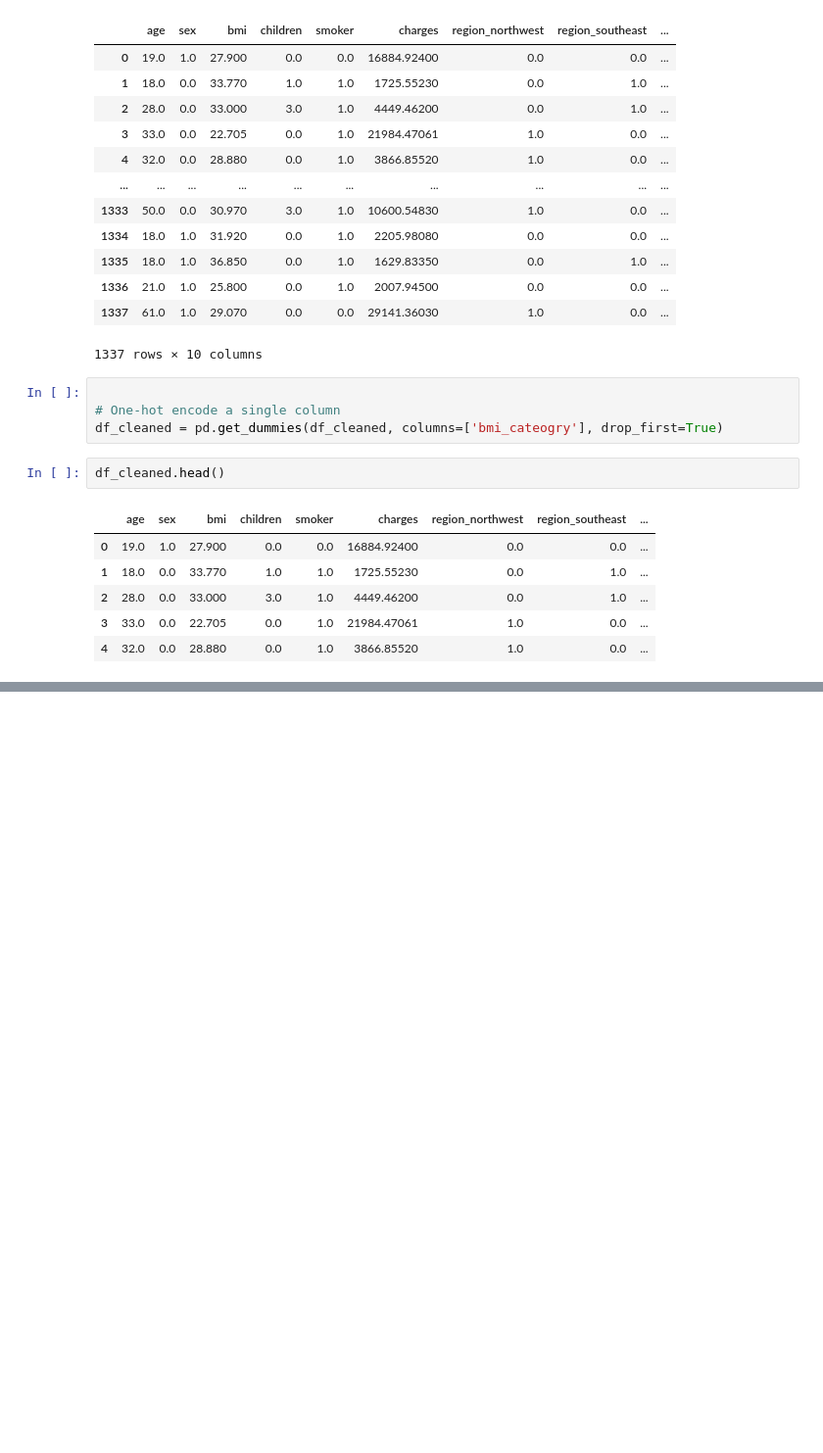
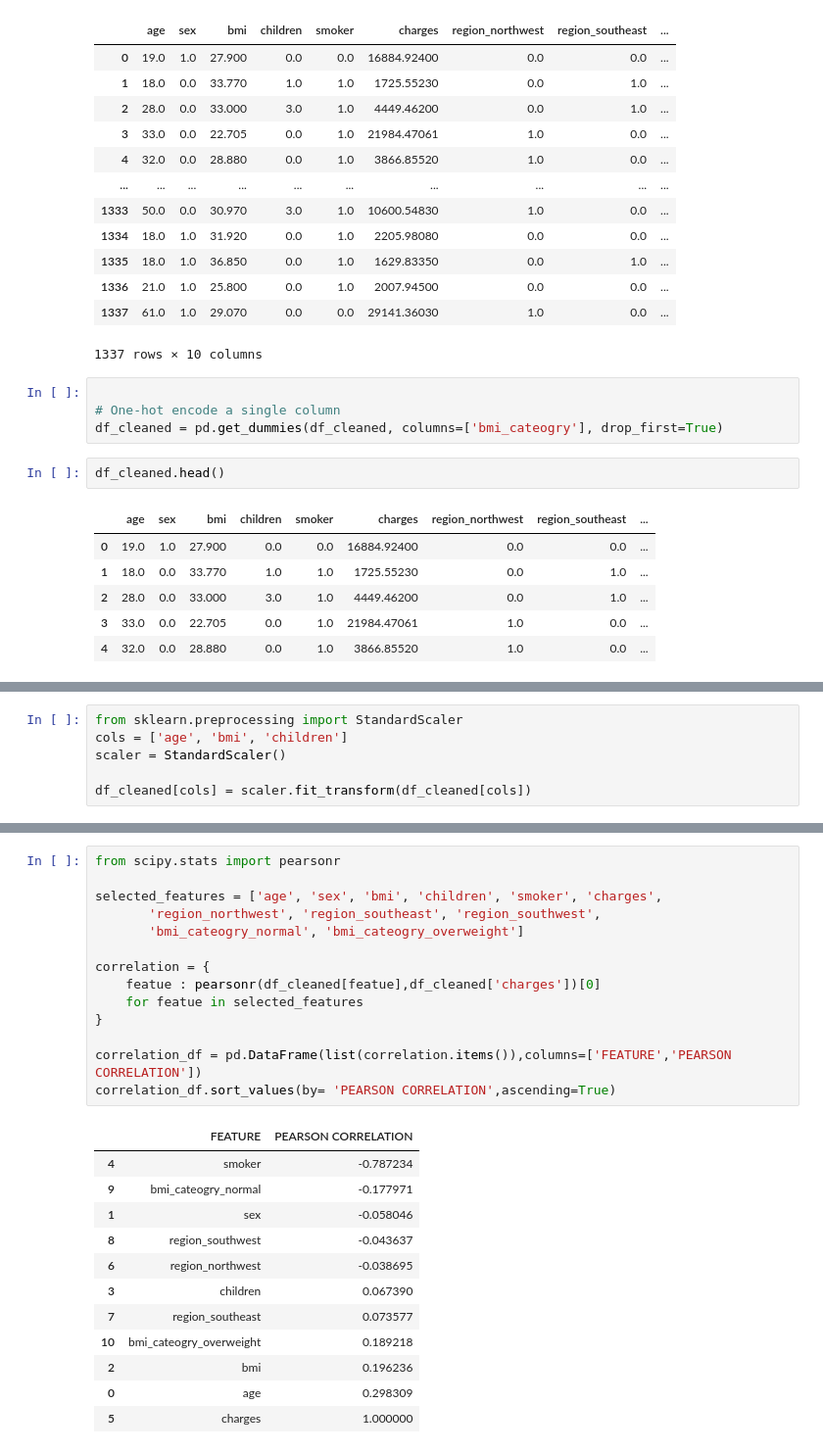
Before and after one commit to Aayushraj17/KBC, a Jupyter notebook: MACHINE LEARNING/new machine learninng/mlpart.ipynb, the cells around one changed output, grey strips where cells are left out. Shown at 98% size. Drawn from its saved outputs; the diff is of its cells as text; blank space fills up the shorter version.

Commit message:
this is the relation bw selected fetures and corleation

```diff
--- a/MACHINE LEARNING/new machine learninng/mlpart.ipynb
+++ b/MACHINE LEARNING/new machine learninng/mlpart.ipynb
@@ -284,0 +285,6 @@ df_cleaned
+# %%
+from sklearn.preprocessing import StandardScaler
+cols = ['age', 'bmi', 'children']
+scaler = StandardScaler()
+
+df_cleaned[cols] = scaler.fit_transform(df_cleaned[cols])
@@ -284,0 +300,27 @@ df_cleaned
+# %%
+from scipy.stats import pearsonr
+
+selected_features = ['age', 'sex', 'bmi', 'children', 'smoker', 'charges',
+       'region_northwest', 'region_southeast', 'region_southwest',
+       'bmi_cateogry_normal', 'bmi_cateogry_overweight']
+
+correlation = {
+    featue : pearsonr(df_cleaned[featue],df_cleaned['charges'])[0]
+    for featue in selected_features
+}
+
+correlation_df = pd.DataFrame(list(correlation.items()),columns=['FEATURE','PEARSON CORRELATION'])
+correlation_df.sort_values(by= 'PEARSON CORRELATION',ascending=True)
+# %% [output]
+|  | FEATURE | PEARSON CORRELATION |
+| 4 | smoker | -0.787234 |
+| 9 | bmi_cateogry_normal | -0.177971 |
+| 1 | sex | -0.058046 |
+| 8 | region_southwest | -0.043637 |
+| 6 | region_northwest | -0.038695 |
+| 3 | children | 0.067390 |
+| 7 | region_southeast | 0.073577 |
+| 10 | bmi_cateogry_overweight | 0.189218 |
+| 2 | bmi | 0.196236 |
+| 0 | age | 0.298309 |
+| 5 | charges | 1.000000 |
```
Also changed, not shown: parts of 5 cells of this notebook.
